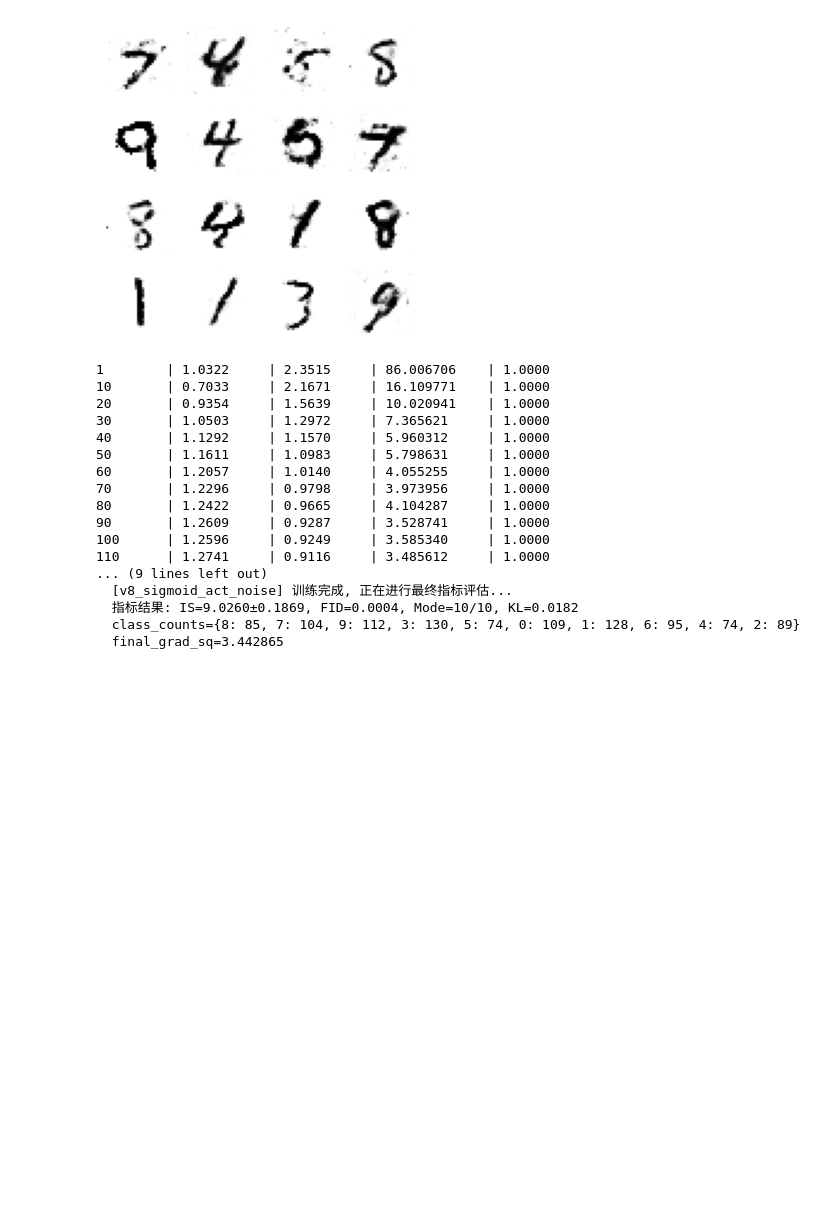
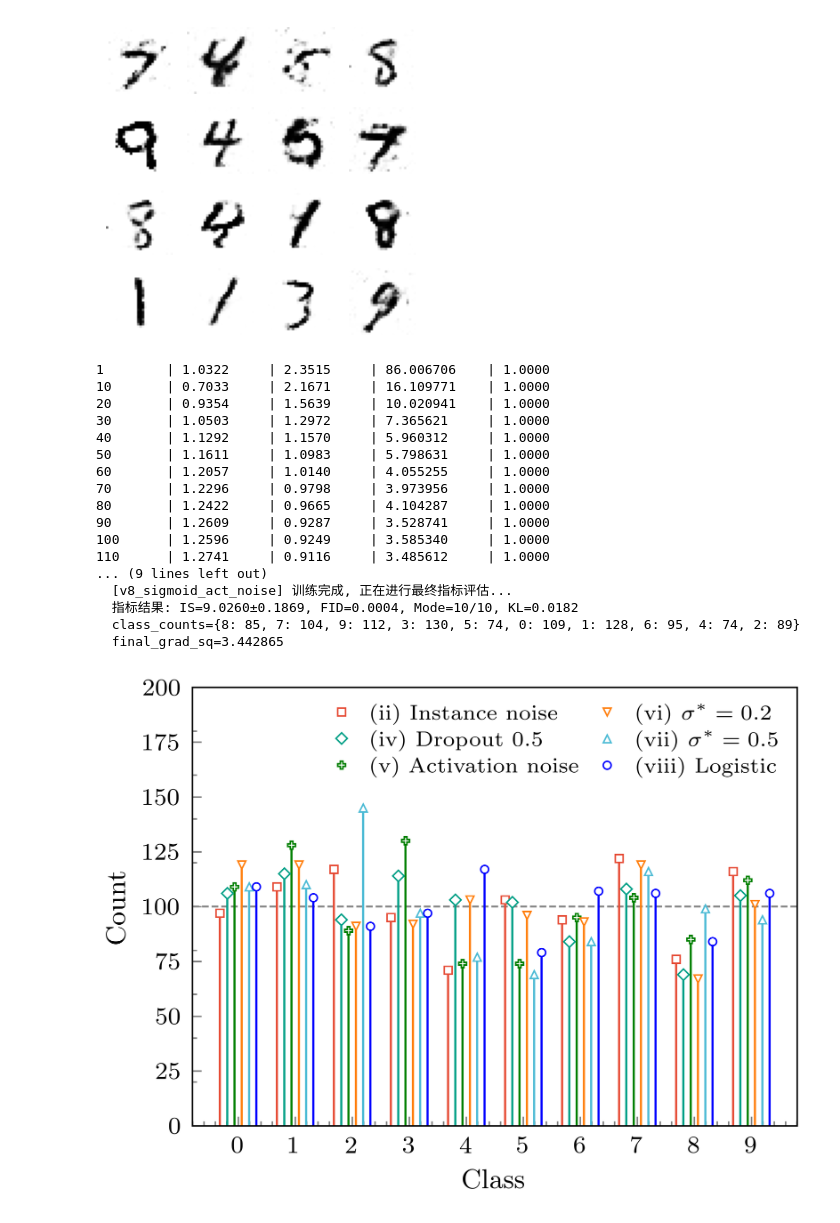
Before and after one commit to resonance-dfb/learning-noise-injection, a Jupyter notebook: Fig14-15 compare.ipynb, the cells around one changed output. Cells and saved outputs as stored; diff of their text form; code cells hidden in the pictures; blank space fills up the shorter version.

```diff
--- a/Fig14-15 compare.ipynb
+++ b/Fig14-15 compare.ipynb
@@ -1218,3 +1181,80 @@ Epoch    | D Loss     | G Loss     | Grad Norm^2  | Sigma
   指标结果: IS=9.0260±0.1869, FID=0.0004, Mode=10/10, KL=0.0182
   class_counts={8: 85, 7: 104, 9: 112, 3: 130, 5: 74, 0: 109, 1: 128, 6: 95, 4: 74, 2: 89}
   final_grad_sq=3.442865
+# %%
+# =============================================================================
+# FigAblationHist.eps  —  class-wise counts of 1000 generated digits
+# 6 个避开 mode collapse 的变体 (sigmoid baseline 和 label smoothing 被省略)
+# 风格与 Figcifarhist 完全一致; 在 JupyterLab 中直接运行此 cell 即可显示
+# =============================================================================
+import json
+import numpy as np
+import matplotlib.pyplot as plt
+import matplotlib as mpl
+import scienceplots
+from matplotlib.ticker import MultipleLocator
+plt.style.use(['science', 'ieee'])
+plt.rcParams['font.serif'] = ['Times New Roman']
+mpl.rcParams['figure.dpi'] = 1000
+mpl.rcParams['axes.unicode_minus'] = False
+
+BASE = "D:/PRE2025/resultsablation"
+
+# 6 个成功变体; v8 (activation noise) 归入 sigmoid 组, 编号 (v),
+# 原 logistic CDF 三项顺延为 (vi) / (vii) / (viii)
+variants = {
+    r"(ii) Instance noise":        f"{BASE}/v2_sigmoid_instance_noise/results.json",
+    r"(iv) Dropout $0.5$":      f"{BASE}/v4_sigmoid_dropout05/results.json",
+    r"(v) Activation noise":          f"{BASE}/v8_sigmoid_act_noise/results.json",
+    r"(vi) $\sigma^\ast=0.2$":   f"{BASE}/v5_logistic_fixed_sigma0p2/results.json",
+    r"(vii) $\sigma^\ast=0.5$":  f"{BASE}/v6_logistic_fixed_sigma0p5/results.json",
+    r"(viii) Logistic":  f"{BASE}/v7_logistic_adaptive_sigma0p2/results.json",
+}
+
+def load_counts(path):
+    r = json.load(open(path))
+    cc = r["class_counts"]
+    return np.array([cc.get(str(i), cc.get(i, 0)) for i in range(10)])
+
+counts  = {lab: load_counts(p) for lab, p in variants.items()}
+labels  = list(counts.keys())
+colors  = ['#E64B35', '#00A087', 'g', '#FF7F0E', '#4DBBD5', 'b']
+markers = ['s',       'D',       'P',       'v',       '^',       'o']
+offsets = np.linspace(-0.32, 0.32, 6)
+
+x = np.arange(10)
+fig, ax = plt.subplots(figsize=(3.4, 2.6))
+
+for lab, col, mk, off in zip(labels, colors, markers, offsets):
+    c = counts[lab]
+    ax.vlines(x + off, 0, c, colors=col, linewidth=0.7, zorder=2)
+    ax.plot(x + off, c, linestyle='None', marker=mk, color=col,
+            markersize=2.6,
+            markerfacecolor='white',
+            markeredgecolor=col,
+            markeredgewidth=0.5,
+            zorder=3,
+            label=lab)
+
+ax.axhline(100, color='gray', linestyle='--', linewidth=0.6, zorder=1)
+
+for spine in ax.spines.values():
+    spine.set_linewidth(0.5)
+    spine.set_color('k')
+
+ax.set_xlabel('Class', fontsize=9)
+ax.set_ylabel('Count', fontsize=9)
+ax.set_xticks(x)
+ax.tick_params(axis='x', which='both', top=False,   labelsize=8, width=0.5, color='gray')
+ax.tick_params(axis='y', which='both', right=False, labelsize=8, width=0.5, color='gray')
+ax.yaxis.set_minor_locator(MultipleLocator(20))
+ax.set_ylim(0, 200)
+ax.legend(fontsize=7, loc='upper right', frameon=False,
+          handlelength=1.2, labelspacing=0.25, borderpad=0.25,
+          ncol=2, columnspacing=0.6)
+
+plt.tight_layout()
+plt.savefig('D:/PRE2025/FigAblationHist.eps', dpi=1000, bbox_inches='tight')
+plt.show()
+# %% [output]
+[figure, added]
```
Also changed, not shown: parts of 2 cells of this notebook.
